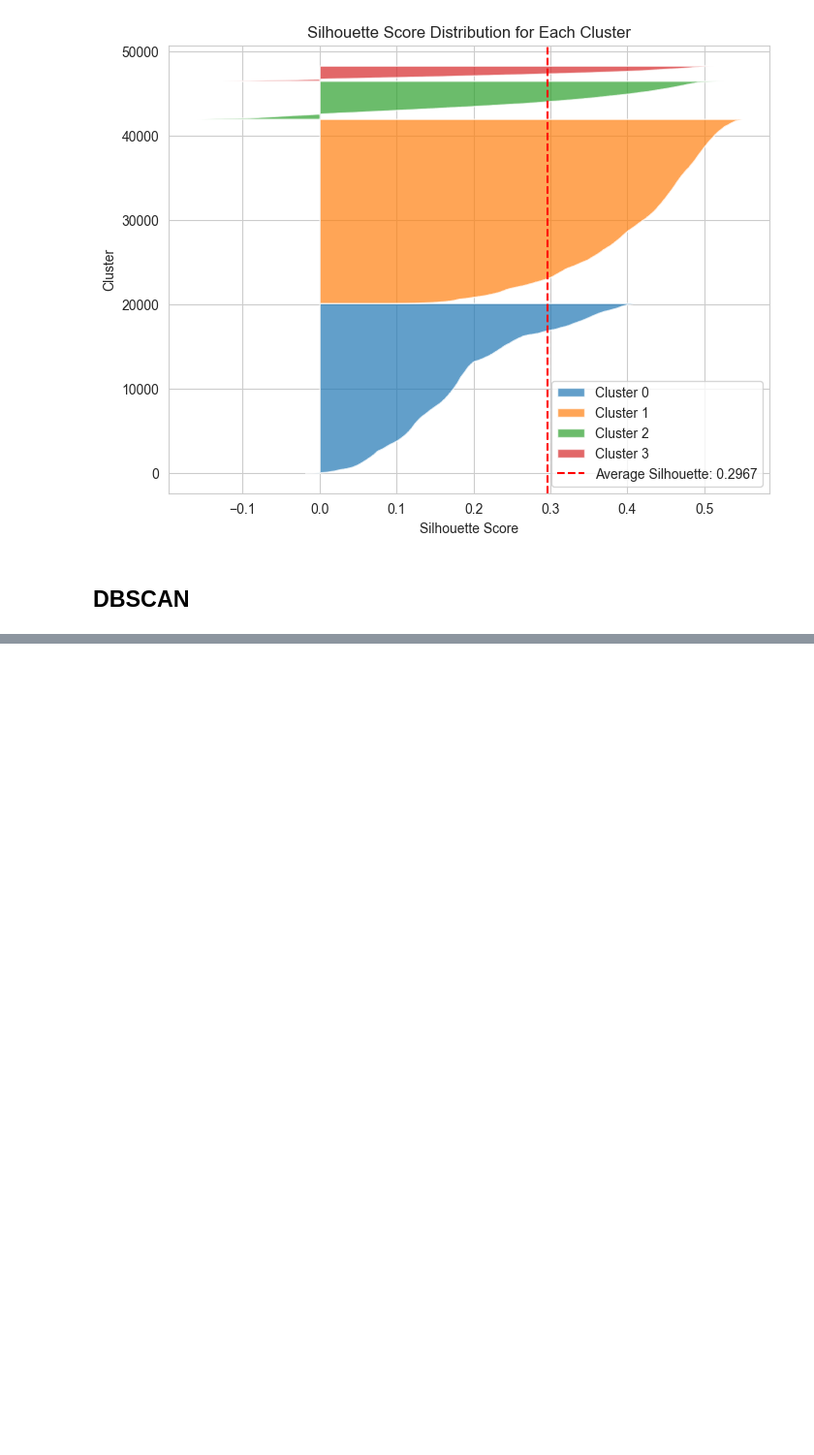
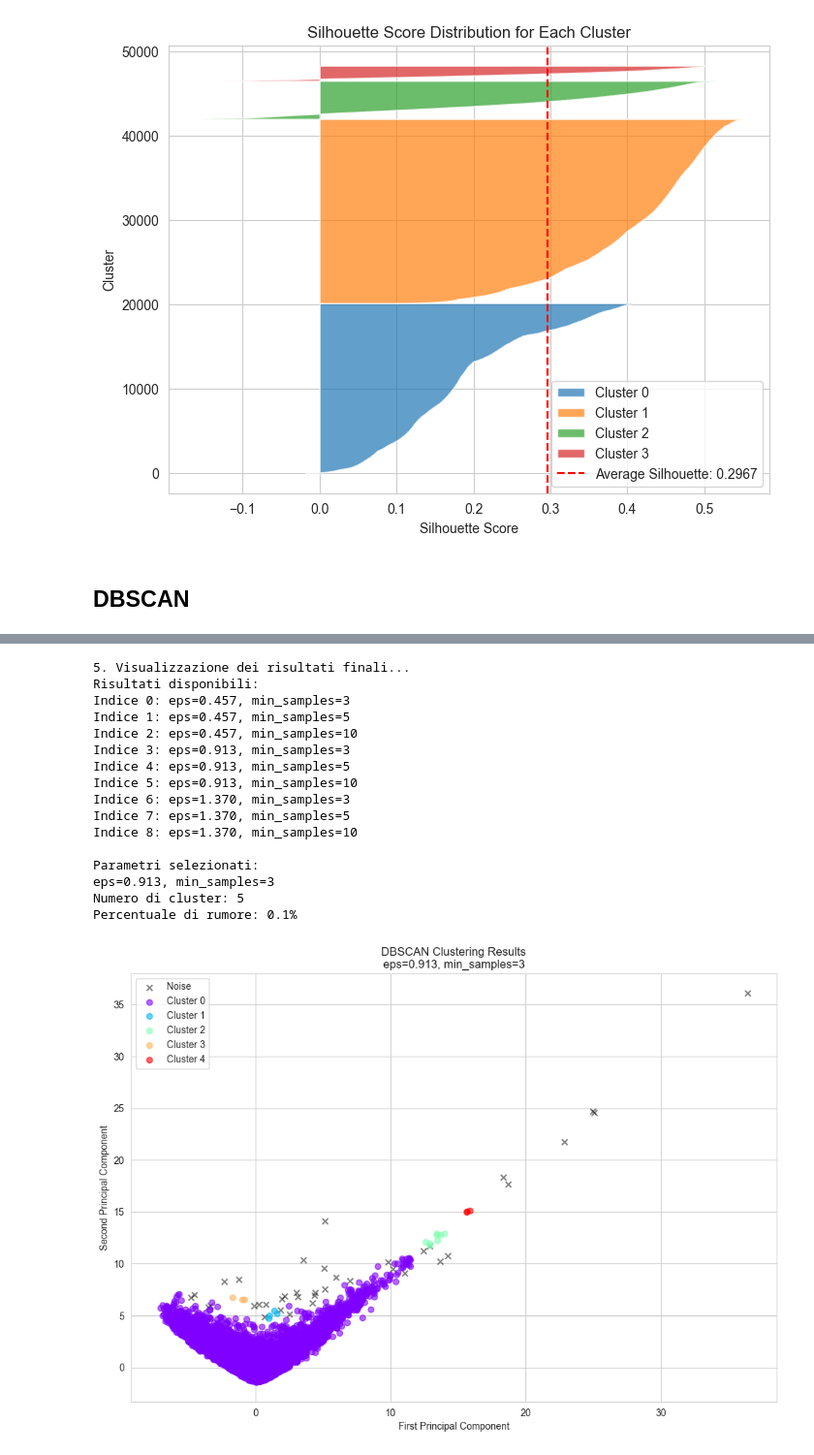
Before and after one commit to enricopierga/DataScience_2024-2025_Projects, a Jupyter notebook: Clustering/clustering_matches.ipynb, the cells around one changed output, grey strips where cells are left out. Shown at 97% size. Cells and saved outputs as stored; diff of their text form; code cells hidden in the pictures; blank space fills up the shorter version.

```diff
--- a/Clustering/clustering_matches.ipynb
+++ b/Clustering/clustering_matches.ipynb
@@ -802,0 +903,7 @@ Average silhouette score: 0.2967
+# %%
+# 4. Selezione dei migliori parametri
+print("\n4. Analisi dei risultati...")
+for r in results:
+    print(f"\neps={r['eps']:.3f}, min_samples={r['min_samples']}:")
+    print(f"  Clusters: {r['n_clusters']}")
+    print(f"  Noise: {r['noise_ratio']*100:.1f}%")
@@ -802,0 +962,69 @@ Average silhouette score: 0.2967
+# %%
+# 5. Visualizzazione dei risultati con i parametri migliori
+# Scegliamo i parametri che danno un buon equilibrio tra numero di cluster e rumore
+
+print("\n5. Visualizzazione dei risultati finali...")
+
+# Troviamo l'indice del risultato migliore
+target_eps = 0.913
+target_min_samples = 3
+
+# Stampa dei risultati per debug
+print("Risultati disponibili:")
+for i, r in enumerate(results):
+    print(f"Indice {i}: eps={r['eps']:.3f}, min_samples={r['min_samples']}")
+
+# Troviamo il risultato più vicino ai valori target
+best_index = min(range(len(results)),
+                key=lambda i: abs(results[i]['eps'] - target_eps) +
+                            abs(results[i]['min_samples'] - target_min_samples))
+
+best_result = results[best_index]
+best_labels = best_result['labels']
+
+print(f"\nParametri selezionati:")
+print(f"eps={best_result['eps']:.3f}, min_samples={best_result['min_samples']}")
+print(f"Numero di cluster: {best_result['n_clusters']}")
+print(f"Percentuale di rumore: {best_result['noise_ratio']*100:.1f}%")
+
+# Visualizzazione 2D
+plt.figure(figsize=(12, 8))
+
+# Scatter plot dei punti di rumore
+noise_mask = best_labels == -1
+plt.scatter(X[noise_mask, 0], X[noise_mask, 1],
+           c='black', marker='x', label='Noise', alpha=0.5)
+
+# Scatter plot dei cluster
+unique_labels = set(best_labels) - {-1}
+colors = plt.cm.rainbow(np.linspace(0, 1, len(unique_labels)))
+
+for label, col in zip(unique_labels, colors):
+    mask = best_labels == label
+    plt.scatter(X[mask, 0], X[mask, 1],
+               c=[col], label=f'Cluster {label}', alpha=0.6)
+
+plt.title(f'DBSCAN Clustering Results\neps={best_result["eps"]:.3f}, '
+          f'min_samples={best_result["min_samples"]}')
+plt.xlabel('First Principal Component')
+plt.ylabel('Second Principal Component')
+plt.legend()
+plt.show()
+# %% [output]
+5. Visualizzazione dei risultati finali...
+Risultati disponibili:
+Indice 0: eps=0.457, min_samples=3
+Indice 1: eps=0.457, min_samples=5
+Indice 2: eps=0.457, min_samples=10
+Indice 3: eps=0.913, min_samples=3
+Indice 4: eps=0.913, min_samples=5
+Indice 5: eps=0.913, min_samples=10
+Indice 6: eps=1.370, min_samples=3
+Indice 7: eps=1.370, min_samples=5
+Indice 8: eps=1.370, min_samples=10
+
+Parametri selezionati:
+eps=0.913, min_samples=3
+Numero di cluster: 5
+Percentuale di rumore: 0.1%
+[figure, added]
```
Also changed, not shown: parts of 8 cells of this notebook.
